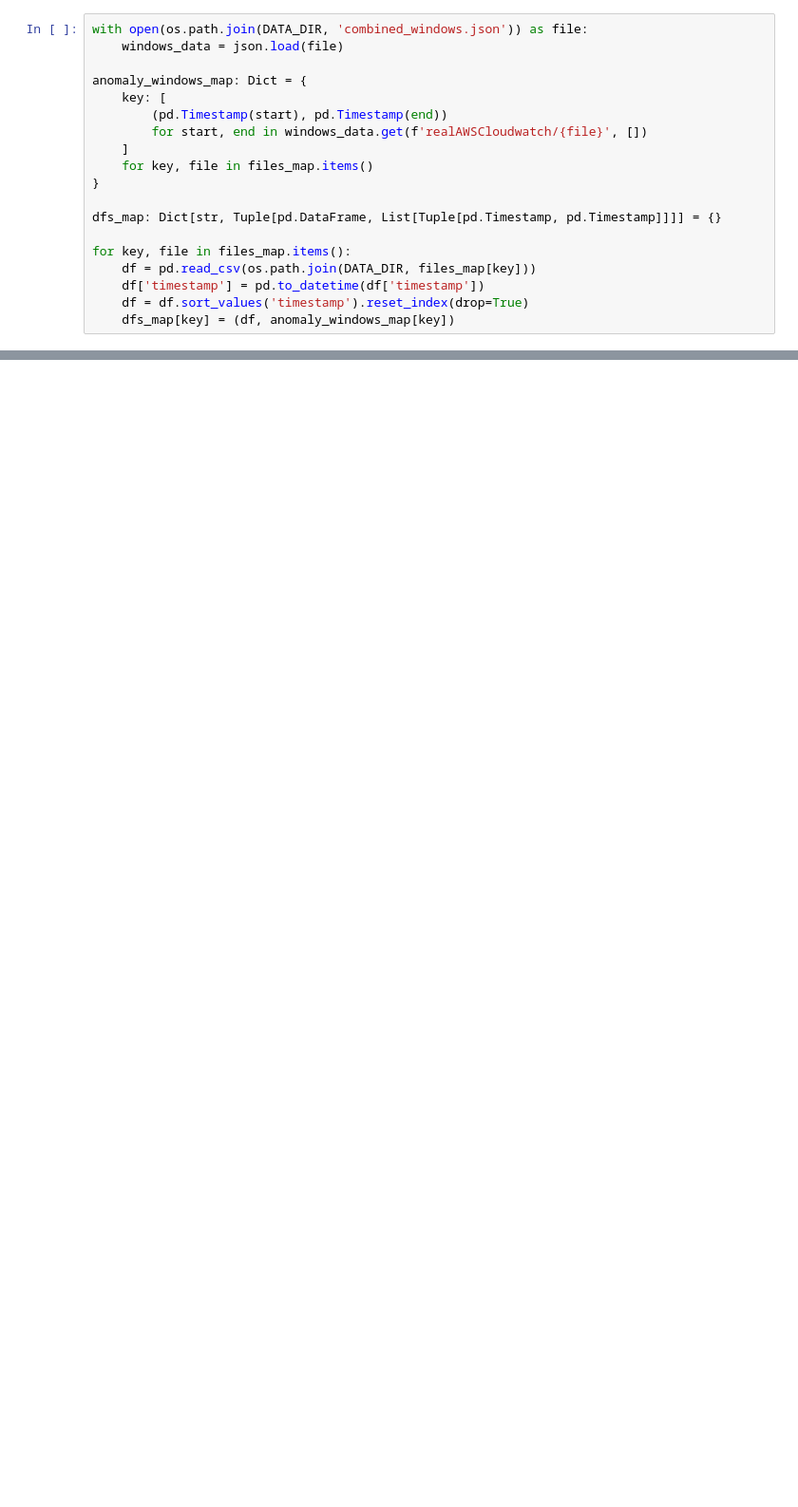
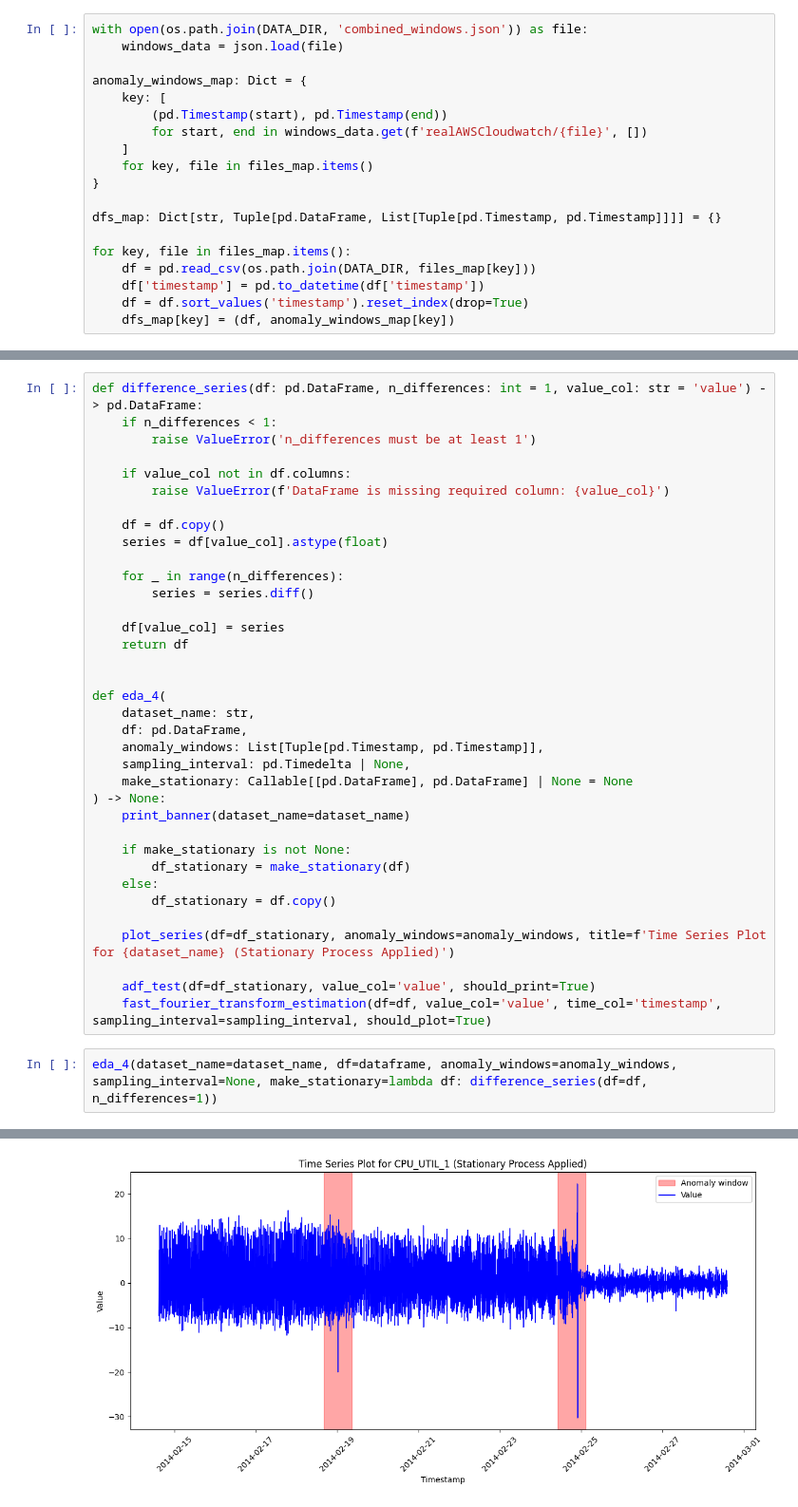
Before and after one commit to Umair-A-Mirza/cloud-alert-forecasting-internship-task, a Jupyter notebook: notebooks/eda.ipynb, the cells around one changed output, grey strips where cells are left out. Shown at 95% size. Drawn from its saved outputs; the diff is of its cells as text; blank space fills up the shorter version.

```diff
--- a/notebooks/eda.ipynb
+++ b/notebooks/eda.ipynb
@@ -127,0 +173,39 @@ anomalous_point_fraction  0.09970238095238096
+# %%
+def difference_series(df: pd.DataFrame, n_differences: int = 1, value_col: str = 'value') -> pd.DataFrame:
+    if n_differences < 1:
+        raise ValueError('n_differences must be at least 1')
+
+    if value_col not in df.columns:
+        raise ValueError(f'DataFrame is missing required column: {value_col}')
+
+    df = df.copy()
+    series = df[value_col].astype(float)
+
+    for _ in range(n_differences):
+        series = series.diff()
+
+    df[value_col] = series
+    return df
+
+
+def eda_4(
+    dataset_name: str,
+    df: pd.DataFrame,
+    anomaly_windows: List[Tuple[pd.Timestamp, pd.Timestamp]],
+    sampling_interval: pd.Timedelta | None,
+    make_stationary: Callable[[pd.DataFrame], pd.DataFrame] | None = None
+) -> None:
+    print_banner(dataset_name=dataset_name)
+
+    if make_stationary is not None:
+        df_stationary = make_stationary(df)
+    else:
+        df_stationary = df.copy()
+
+    plot_series(df=df_stationary, anomaly_windows=anomaly_windows, title=f'Time Series Plot for {dataset_name} (Stationary Process Applied)')
+
+    adf_test(df=df_stationary, value_col='value', should_print=True)
+    fast_fourier_transform_estimation(df=df, value_col='value', time_col='timestamp', sampling_interval=sampling_interval, should_plot=True)
+# %%
+eda_4(dataset_name=dataset_name, df=dataframe, anomaly_windows=anomaly_windows, sampling_interval=None, make_stationary=lambda df: difference_series(df=df, n_differences=1))
+# %% [output]
@@ -127,0 +215 @@ anomalous_point_fraction  0.09970238095238096
+[figure, added]
```
Also changed, not shown: parts of 23 cells of this notebook, 2 other files.
